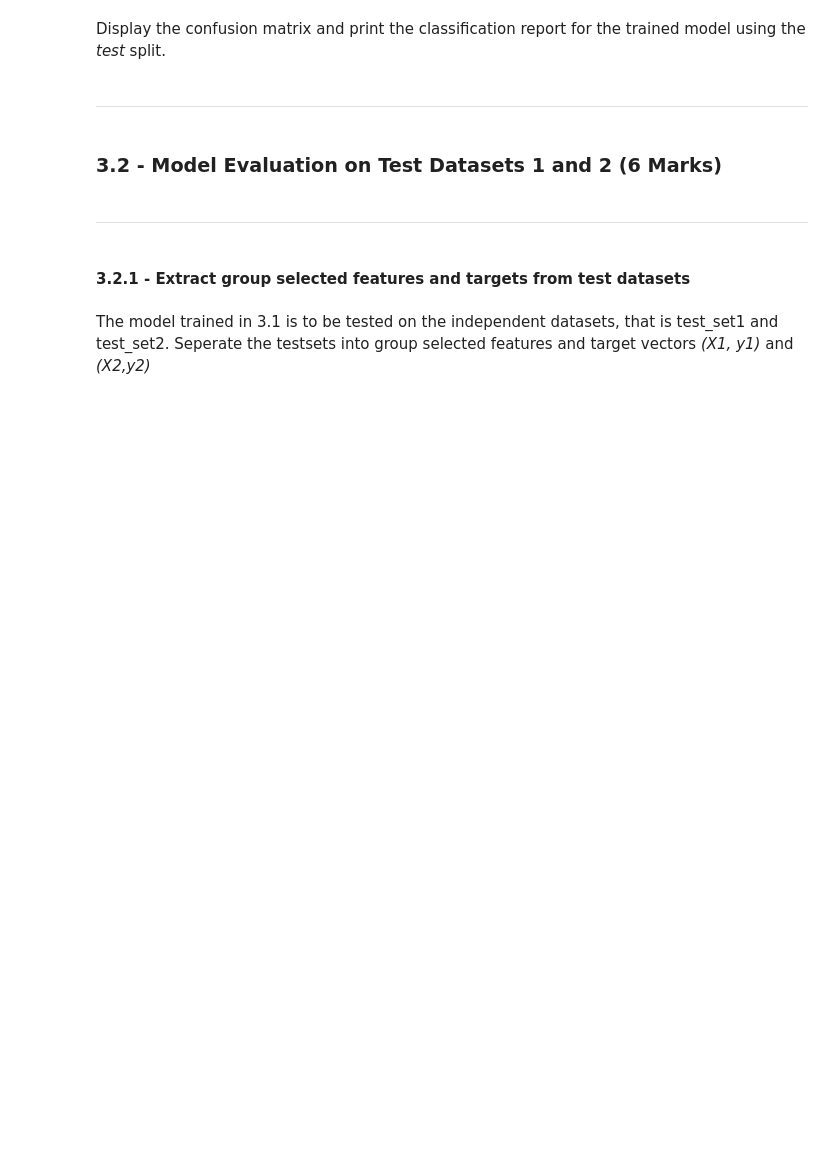
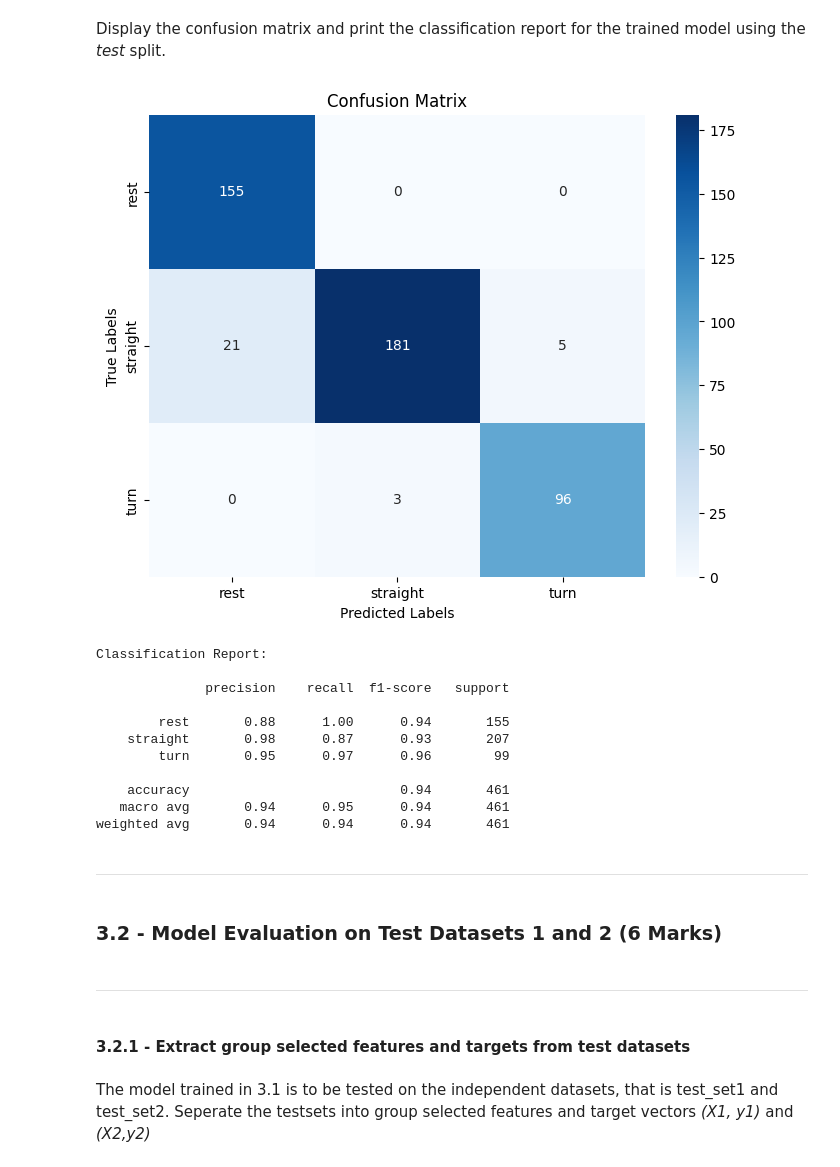
Before and after one commit to azizaahsan1/engg680_2024_fall, a Jupyter notebook: Lab_Assignment4/Assignment 4.ipynb, the cells around one changed output. Drawn from its saved outputs; the diff is of its cells as text; code cells hidden in the pictures; blank space fills up the shorter version.

```diff
--- a/Lab_Assignment4/Assignment 4.ipynb
+++ b/Lab_Assignment4/Assignment 4.ipynb
@@ -718,0 +731,22 @@ Follow the steps from **1.2.2** and perform model training and tuning using the
+# %%
+# TODO - Perform model training and tuning using `GridSearchCV`
+from sklearn.pipeline import Pipeline
+from sklearn.model_selection import train_test_split
+from sklearn.svm import SVC
+from sklearn.preprocessing import StandardScaler, RobustScaler, MinMaxScaler, Normalizer
+from sklearn.model_selection import GridSearchCV
+X_train, X_test, y_train, y_test = train_test_split(X, y, test_size=0.3, random_state=42, stratify=y)
+pipe = Pipeline([('scaler', StandardScaler()), ('classifier', SVC())])
+param_grid = {
+    'svc__C': [0.01, 0.1, 1, 10, 100],                  # values for the regularization parameter C
+    'svc__gamma': [0.001, 0.01, 0.1, 1],                # values for the gamma parameter
+    'scaler': [StandardScaler(), RobustScaler(), None]  # different scalers to try
+}
+
+pipe = Pipeline([
+    ('scaler', StandardScaler()),                       # placeholder scaler, will be replaced during grid search
+    ('svc', SVC(kernel='rbf', class_weight='balanced')) # SVC with radial basis function kernel
+])
+
+grid = GridSearchCV(pipe, param_grid, cv=5, scoring='accuracy', return_train_score=True)
+grid.fit(X_train, y_train)
@@ -740,3 +796,39 @@ Display the confusion matrix and print the classification report for the trained
+# %%
+# TODO - Display confusion matrix and print classification report
+from sklearn.metrics import confusion_matrix, classification_report
+import seaborn as sns
+import matplotlib.pyplot as plt
+
+# Predict the labels for the test set
+y_pred = grid.best_estimator_.predict(X_test)
+
+# Compute the confusion matrix
+conf_matrix = confusion_matrix(y_test, y_pred)
+
+# Plot the confusion matrix
+plt.figure(figsize=(8, 6))
+sns.heatmap(conf_matrix, annot=True, fmt='d', cmap='Blues', xticklabels=grid.classes_, yticklabels=grid.classes_)
+plt.xlabel('Predicted Labels')
+plt.ylabel('True Labels')
+plt.title('Confusion Matrix')
+plt.show()
+
+# Print the classification report
+print("Classification Report:\n")
+print(classification_report(y_test, y_pred))
+# %% [output]
+[figure, added]
+Classification Report:
+
+              precision    recall  f1-score   support
+
+        rest       0.88      1.00      0.94       155
+    straight       0.98      0.87      0.93       207
+        turn       0.95      0.97      0.96        99
+
+    accuracy                           0.94       461
+   macro avg       0.94      0.95      0.94       461
+weighted avg       0.94      0.94      0.94       461
 # %% [markdown]
 ___
 # %% [markdown]
```
Also changed, not shown: parts of 16 cells of this notebook.
